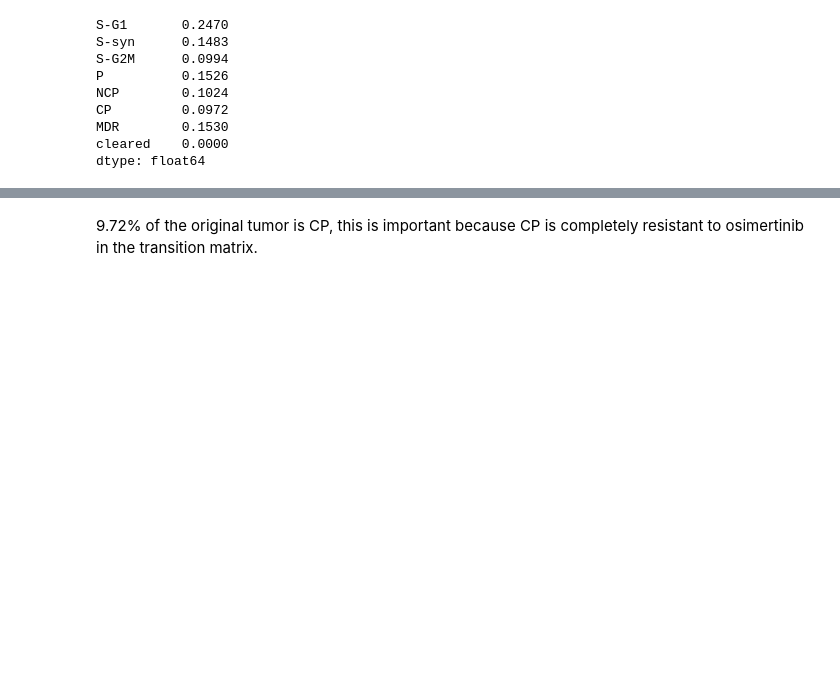
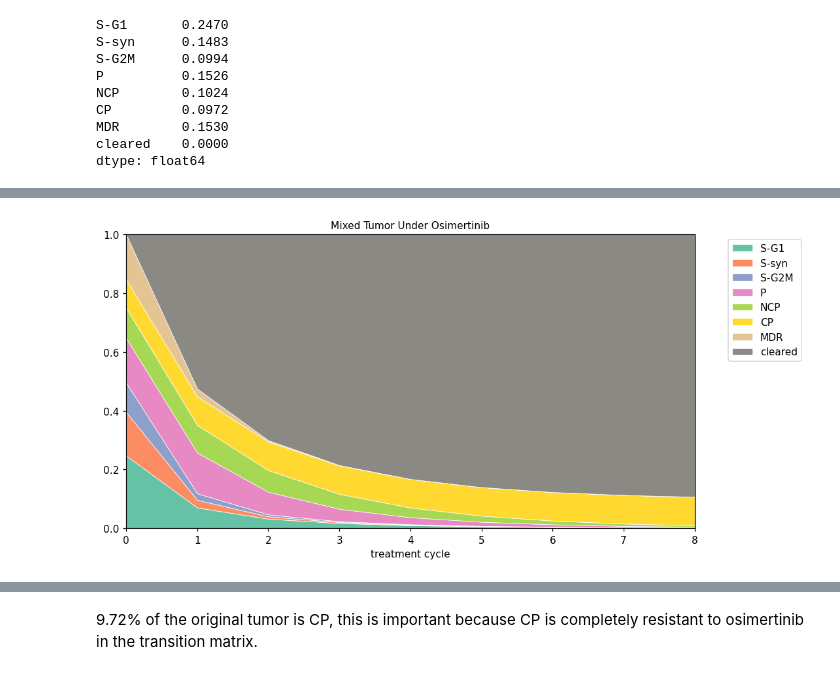
Before and after one commit to nazifar4/uu_markov, a Jupyter notebook: lab_2/Lab09_markov_chain_cells.ipynb, the cells around one changed output, grey strips where cells are left out. Drawn from its saved outputs; the diff is of its cells as text; code cells hidden in the pictures; blank space fills up the shorter version.

```diff
--- a/lab_2/Lab09_markov_chain_cells.ipynb
+++ b/lab_2/Lab09_markov_chain_cells.ipynb
@@ -319,3 +414,12 @@ CP         0.0972
 MDR        0.1530
 cleared    0.0000
 dtype: float64
+# %%
+# Evolve the mixed tumor under osimertinib
+
+traj_mix = evolve(pi_mix, P_hat, 8)
+
+# Convert to dataframe for easier viewing
+mix_df = pd.DataFrame(traj_mix, columns=OUTCOMES)
+
+display(mix_df.round(4))
@@ -321,0 +437,19 @@ dtype: float64
+# %%
+fig, ax = plt.subplots(figsize=(10,5))
+
+plot_trajectory(
+    traj_mix,
+    ax,
+    "Mixed Tumor Under Osimertinib"
+)
+
+ax.legend(
+    OUTCOMES,
+    bbox_to_anchor=(1.05, 1),
+    loc="upper left"
+)
+
+plt.tight_layout()
+plt.show()
+# %% [output]
+[figure, added]
```
Also changed, not shown: parts of 24 cells of this notebook.
